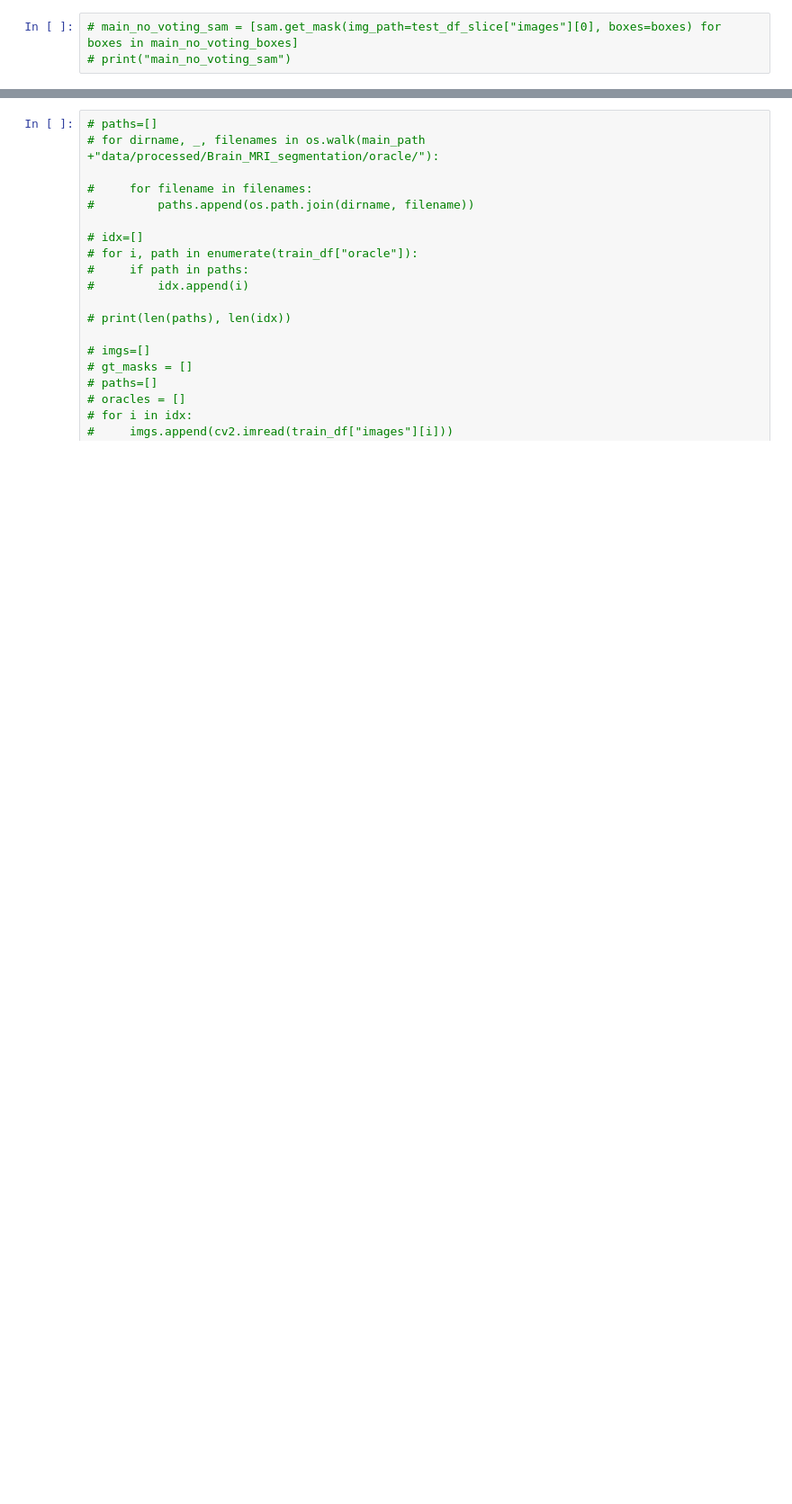
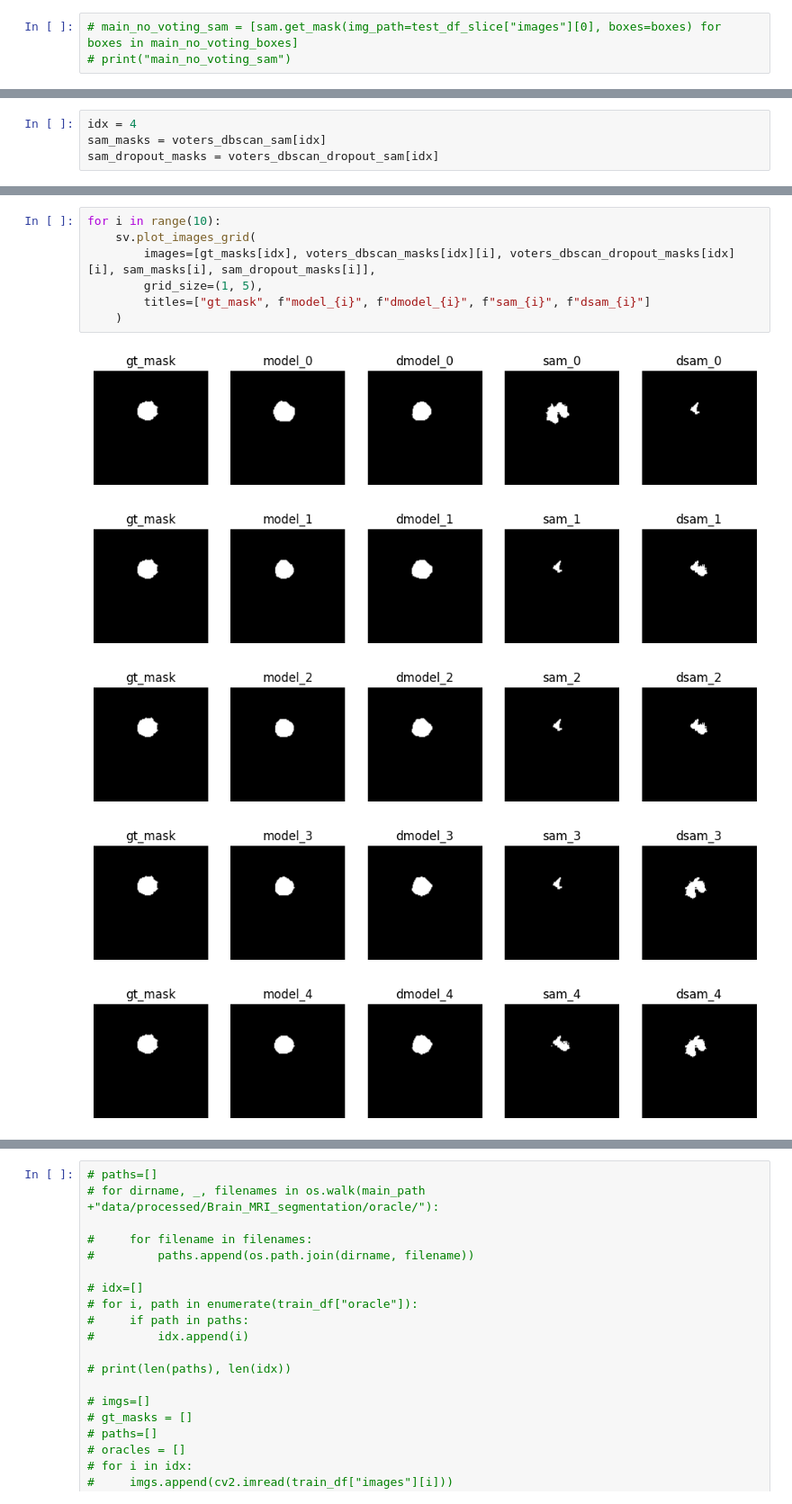
Before and after one commit to SalimFares4/Active-Learning-Segmentation, a Jupyter notebook: scripts/notebooks/08-Comparison.ipynb, the cells around one changed output, grey strips where cells are left out. Shown: that part at 90% size. Cells and saved outputs as stored; diff of their text form; blank space fills up the shorter version.

```diff
--- a/scripts/notebooks/08-Comparison.ipynb
+++ b/scripts/notebooks/08-Comparison.ipynb
@@ -285,0 +234,4 @@ Closure Similarity: 1.0
+# %%
+idx = 4
+sam_masks = voters_dbscan_sam[idx]
+sam_dropout_masks = voters_dbscan_dropout_sam[idx]
@@ -327,0 +318,13 @@ Most similar masks out of SAM Output
+# %%
+for i in range(10):
+    sv.plot_images_grid(
+        images=[gt_masks[idx], voters_dbscan_masks[idx][i], voters_dbscan_dropout_masks[idx][i], sam_masks[i], sam_dropout_masks[i]],
+        grid_size=(1, 5),
+        titles=["gt_mask", f"model_{i}", f"dmodel_{i}", f"sam_{i}", f"dsam_{i}"]
+    )
+# %% [output]
+[figure, added]
+[figure, added]
+[figure, added]
+[figure, added]
+[figure, added]
```
Also changed, not shown: parts of 26 cells of this notebook, 3 other files.
